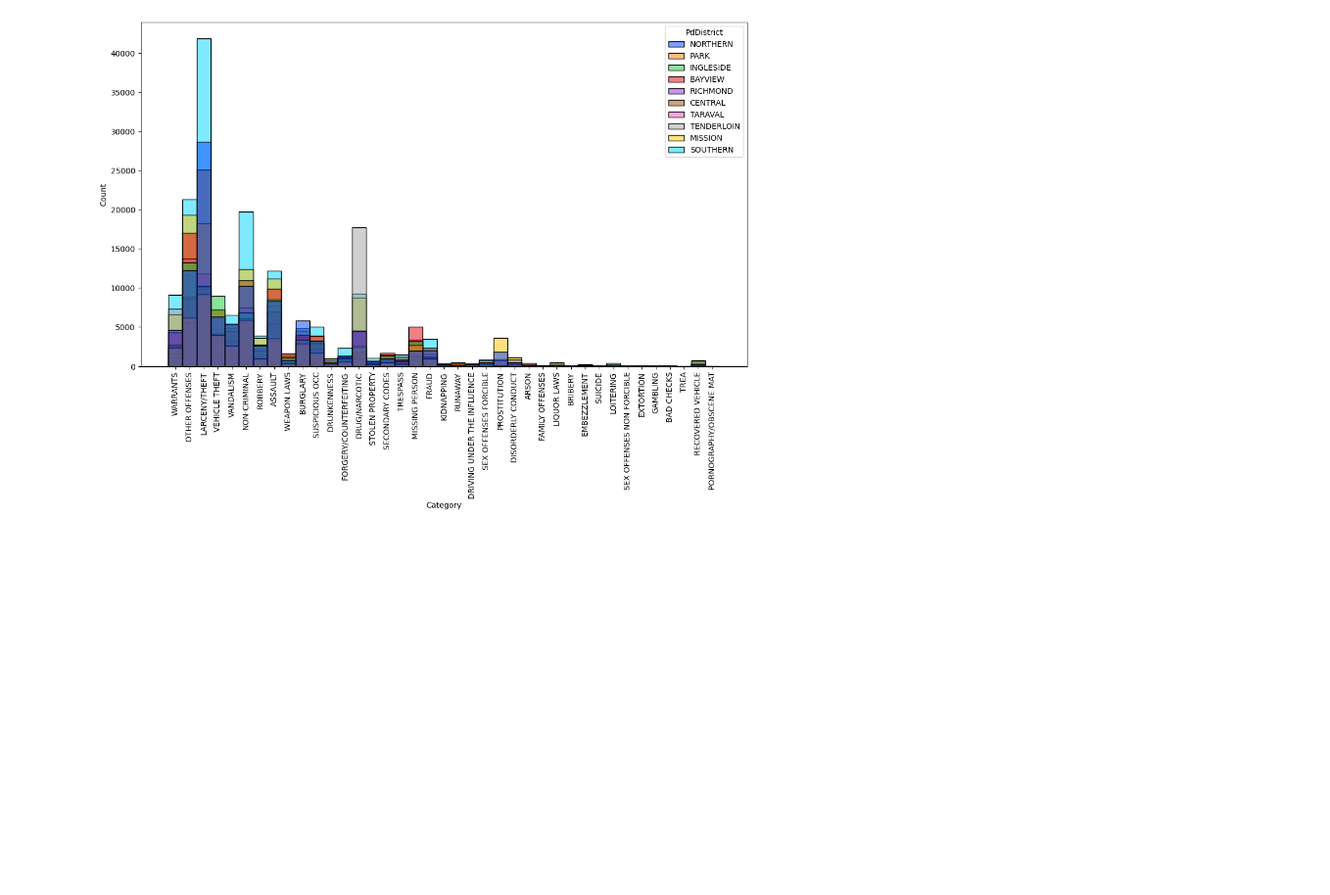
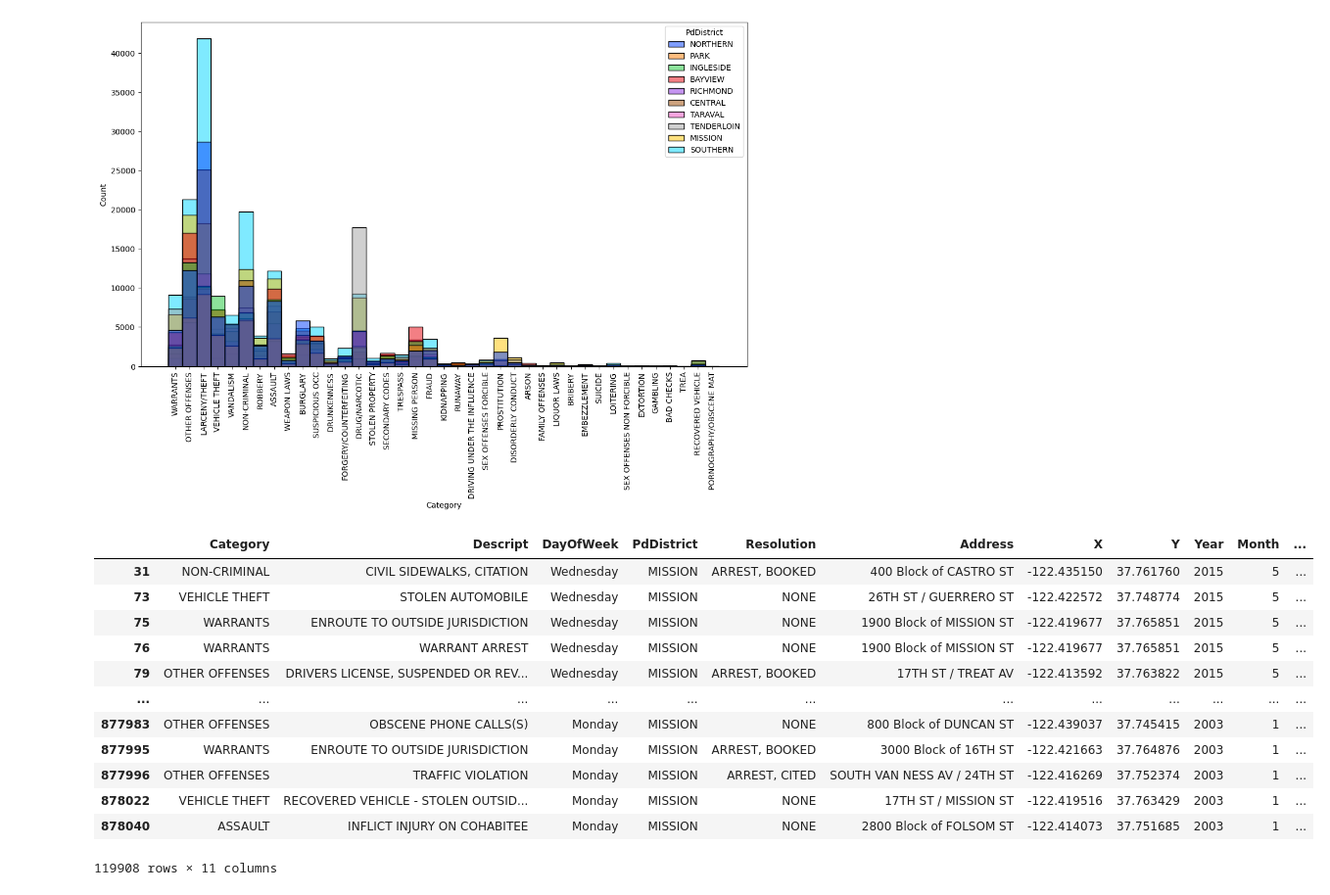
Before and after one commit to msnkr/kaggle_comps, a Jupyter notebook: San Francisco Crime Classification/Untitled.ipynb, the cells around one changed output. Shown: that part at 98% size. Drawn from its saved outputs; the diff is of its cells as text; code cells hidden in the pictures; blank space fills up the shorter version.

```diff
--- a/San Francisco Crime Classification/Untitled.ipynb
+++ b/San Francisco Crime Classification/Untitled.ipynb
@@ -157,0 +160,16 @@ plt.xticks(rotation=90);
+# %%
+df_mission
+# %% [output]
+|  | Category | Descript | DayOfWeek | PdDistrict | Resolution | Address | X | Y | Year | Month | ... |
+| 31 | NON-CRIMINAL | CIVIL SIDEWALKS, CITATION | Wednesday | MISSION | ARREST, BOOKED | 400 Block of CASTRO ST | -122.435150 | 37.761760 | 2015 | 5 | ... |
+| 73 | VEHICLE THEFT | STOLEN AUTOMOBILE | Wednesday | MISSION | NONE | 26TH ST / GUERRERO ST | -122.422572 | 37.748774 | 2015 | 5 | ... |
+| 75 | WARRANTS | ENROUTE TO OUTSIDE JURISDICTION | Wednesday | MISSION | NONE | 1900 Block of MISSION ST | -122.419677 | 37.765851 | 2015 | 5 | ... |
+| 76 | WARRANTS | WARRANT ARREST | Wednesday | MISSION | NONE | 1900 Block of MISSION ST | -122.419677 | 37.765851 | 2015 | 5 | ... |
+| 79 | OTHER OFFENSES | DRIVERS LICENSE, SUSPENDED OR REV... | Wednesday | MISSION | ARREST, BOOKED | 17TH ST / TREAT AV | -122.413592 | 37.763822 | 2015 | 5 | ... |
+| ... | ... | ... | ... | ... | ... | ... | ... | ... | ... | ... | ... |
+| 877983 | OTHER OFFENSES | OBSCENE PHONE CALLS(S) | Monday | MISSION | NONE | 800 Block of DUNCAN ST | -122.439037 | 37.745415 | 2003 | 1 | ... |
+| 877995 | WARRANTS | ENROUTE TO OUTSIDE JURISDICTION | Monday | MISSION | ARREST, BOOKED | 3000 Block of 16TH ST | -122.421663 | 37.764876 | 2003 | 1 | ... |
+| 877996 | OTHER OFFENSES | TRAFFIC VIOLATION | Monday | MISSION | ARREST, CITED | SOUTH VAN NESS AV / 24TH ST | -122.416269 | 37.752374 | 2003 | 1 | ... |
+| 878022 | VEHICLE THEFT | RECOVERED VEHICLE - STOLEN OUTSID... | Monday | MISSION | NONE | 17TH ST / MISSION ST | -122.419516 | 37.763429 | 2003 | 1 | ... |
+| 878040 | ASSAULT | INFLICT INJURY ON COHABITEE | Monday | MISSION | NONE | 2800 Block of FOLSOM ST | -122.414073 | 37.751685 | 2003 | 1 | ... |
+119908 rows × 11 columns
```
Also changed, not shown: parts of 2 cells of this notebook.
